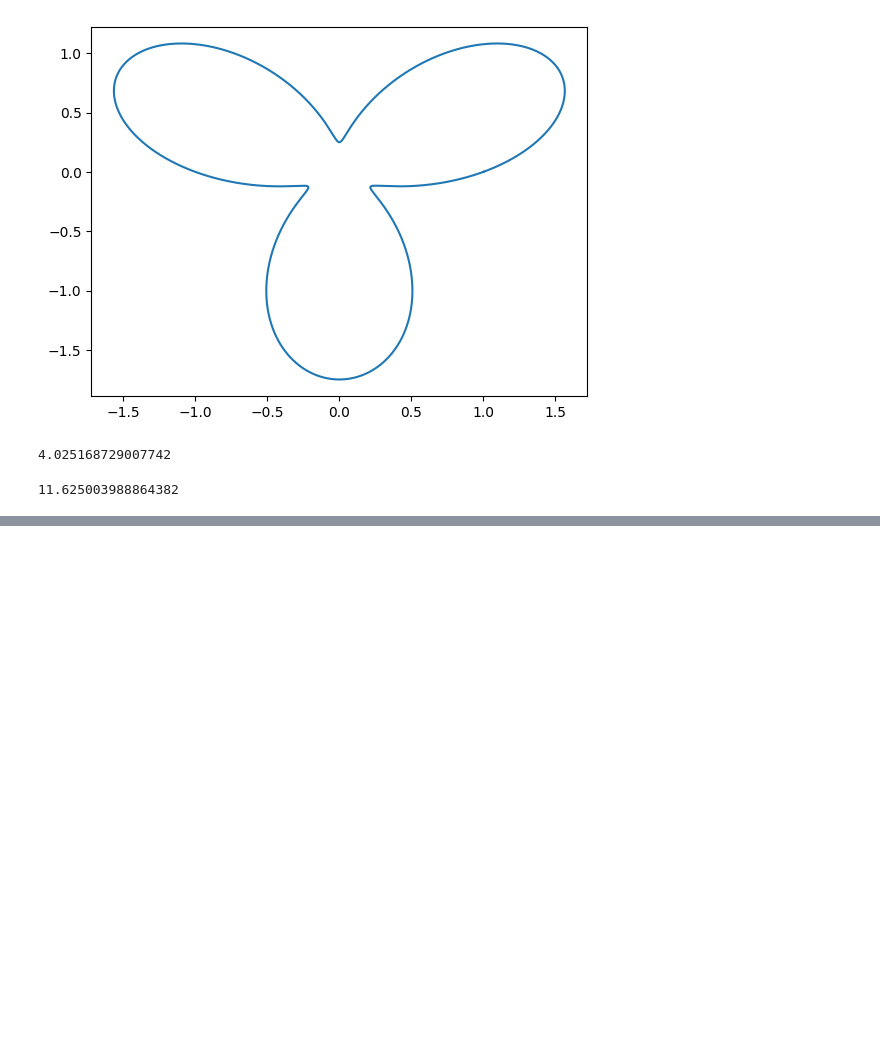
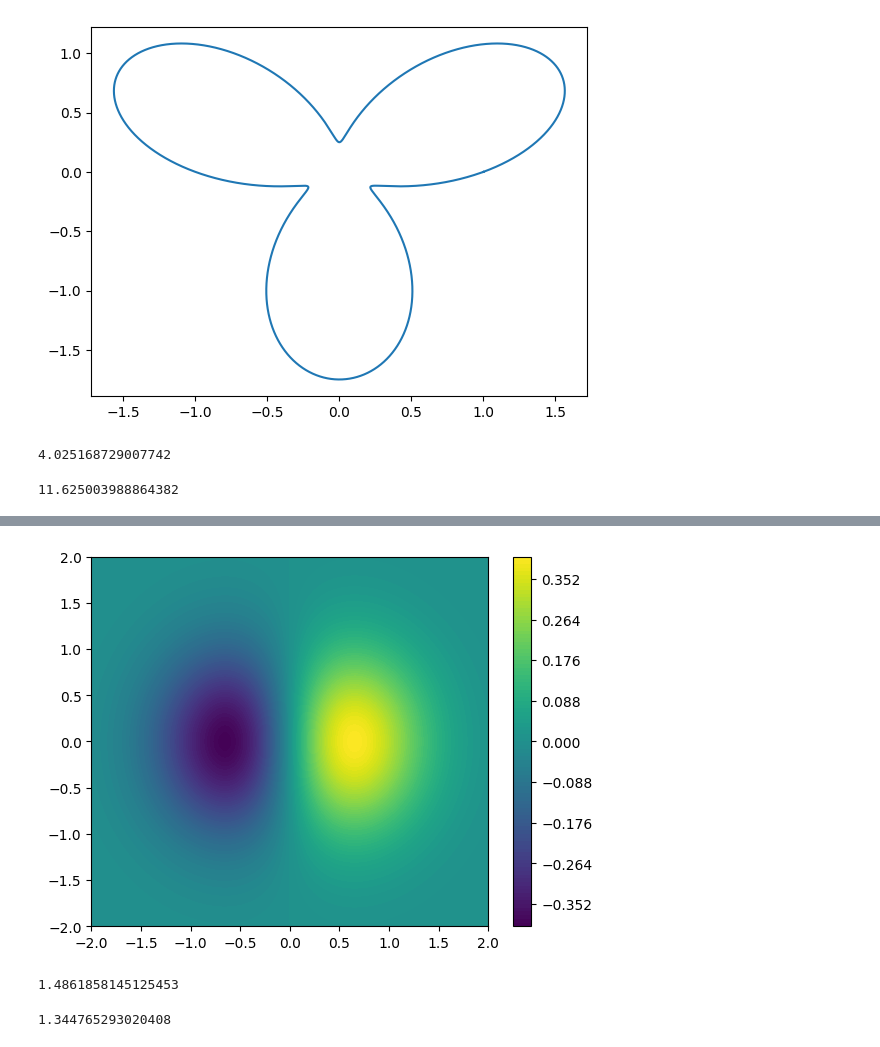
Before and after one commit to rulercosta/notebooks, a Jupyter notebook: Numpy.ipynb, the cells around one changed output, grey strips where cells are left out. Drawn from its saved outputs; the diff is of its cells as text; code cells hidden in the pictures; blank space fills up the shorter version.

```diff
--- a/Numpy.ipynb
+++ b/Numpy.ipynb
@@ -164,0 +398,24 @@ E = np.cumsum(P) * dkt
+# %%
+x = np.linspace(-2, 2, 1000)
+y = np.linspace(-2, 2, 1000)
+xv, yv = np.meshgrid(x, y)
+f = np.exp(-xv**2-yv**2) * np.sin(xv)
+# %%
+#1
+plt.contourf(xv,yv,f, levels=100)
+plt.colorbar()
+plt.show()
+# %% [output]
+[figure, added]
+# %%
+#2
+dx = np.diff(x)[0]
+dy = np.diff(y)[0]
+sum(np.abs(f.ravel())) * dx * dy
+# %% [output]
+1.4861858145125453
+# %%
+#3
+sum(np.abs(f[xv**2 + yv**2 > 0.25].ravel())) * dx * dy
+# %% [output]
+1.344765293020408
```
Also changed, not shown: parts of 73 cells of this notebook.
